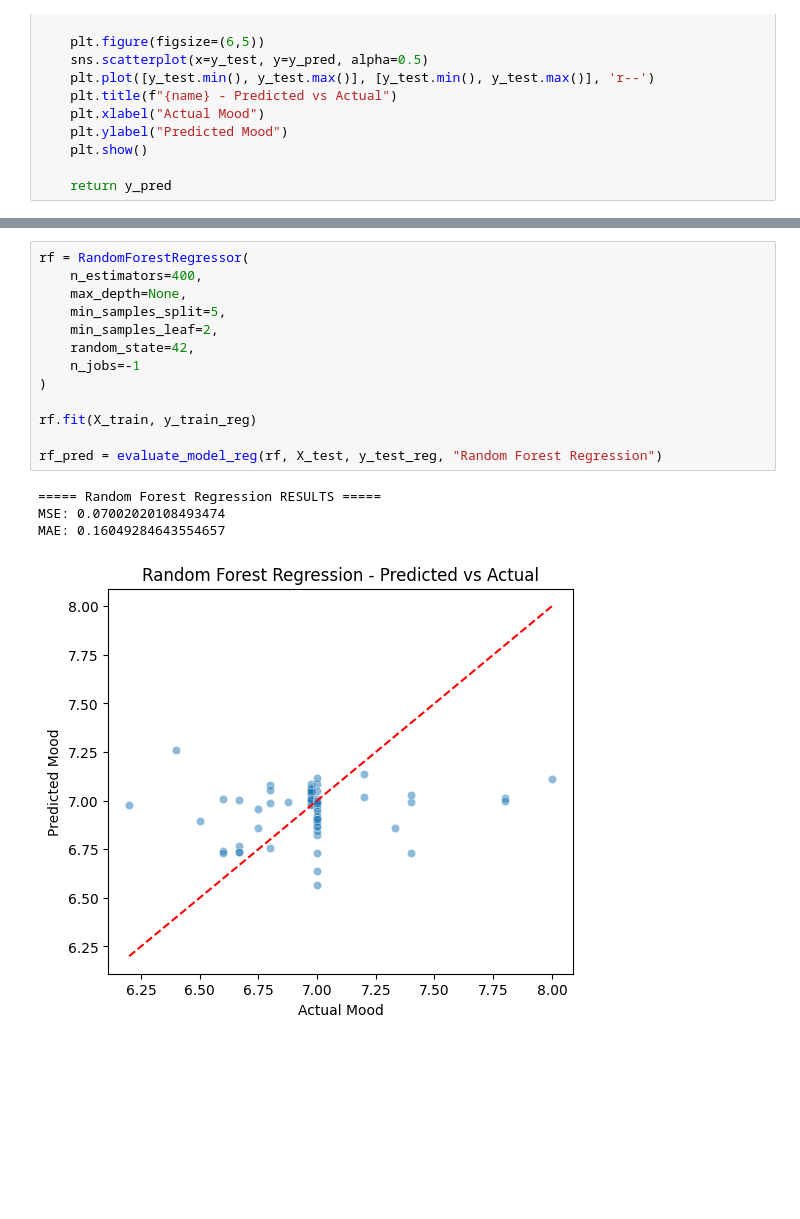
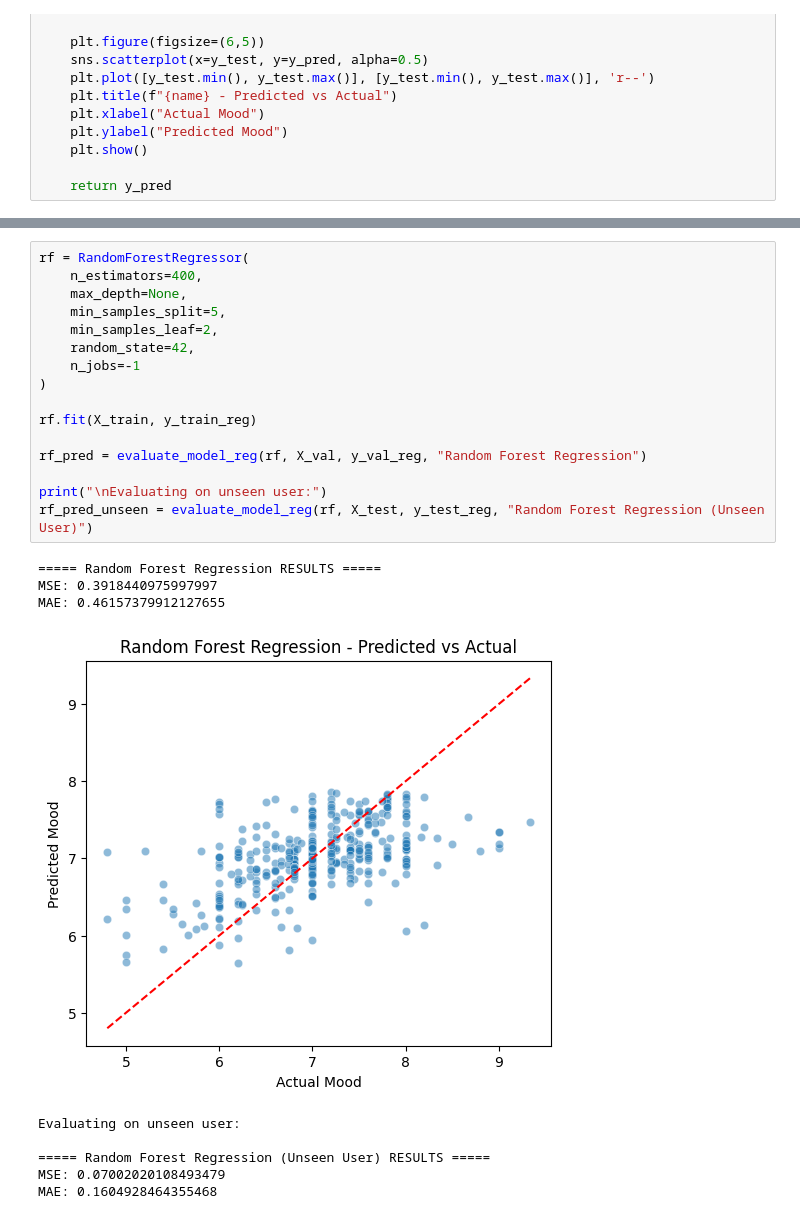
Before and after one commit to amee342/DataMining, a Jupyter notebook: data_exploratory_raghav.ipynb, the cells around one changed output, grey strips where cells are left out. Saved outputs shown, nothing was run; the diff lists cells and outputs as text; blank space fills up the shorter version.

Commit message:
fix val test mixup

```diff
--- a/data_exploratory_raghav.ipynb
+++ b/data_exploratory_raghav.ipynb
@@ -1270,18 +1331,26 @@ weighted avg       0.81      0.75      0.78        83
 # %%
 rf = RandomForestRegressor(
     n_estimators=400,
     max_depth=None,
     min_samples_split=5,
     min_samples_leaf=2,
     random_state=42,
     n_jobs=-1
 )
 
 rf.fit(X_train, y_train_reg)
 
-rf_pred = evaluate_model_reg(rf, X_test, y_test_reg, "Random Forest Regression")
+rf_pred = evaluate_model_reg(rf, X_val, y_val_reg, "Random Forest Regression")
+
+print("\nEvaluating on unseen user:")
+rf_pred_unseen = evaluate_model_reg(rf, X_test, y_test_reg, "Random Forest Regression (Unseen User)")
 # %% [output]
 ===== Random Forest Regression RESULTS =====
-MSE: 0.07002020108493474
-MAE: 0.16049284643554657
+MSE: 0.3918440975997997
+MAE: 0.46157379912127655
-[figure, old version]
+[figure, new version]
+Evaluating on unseen user:
+
+===== Random Forest Regression (Unseen User) RESULTS =====
+MSE: 0.07002020108493479
+MAE: 0.1604928464355468
```
Also changed, not shown: parts of 6 cells of this notebook.
